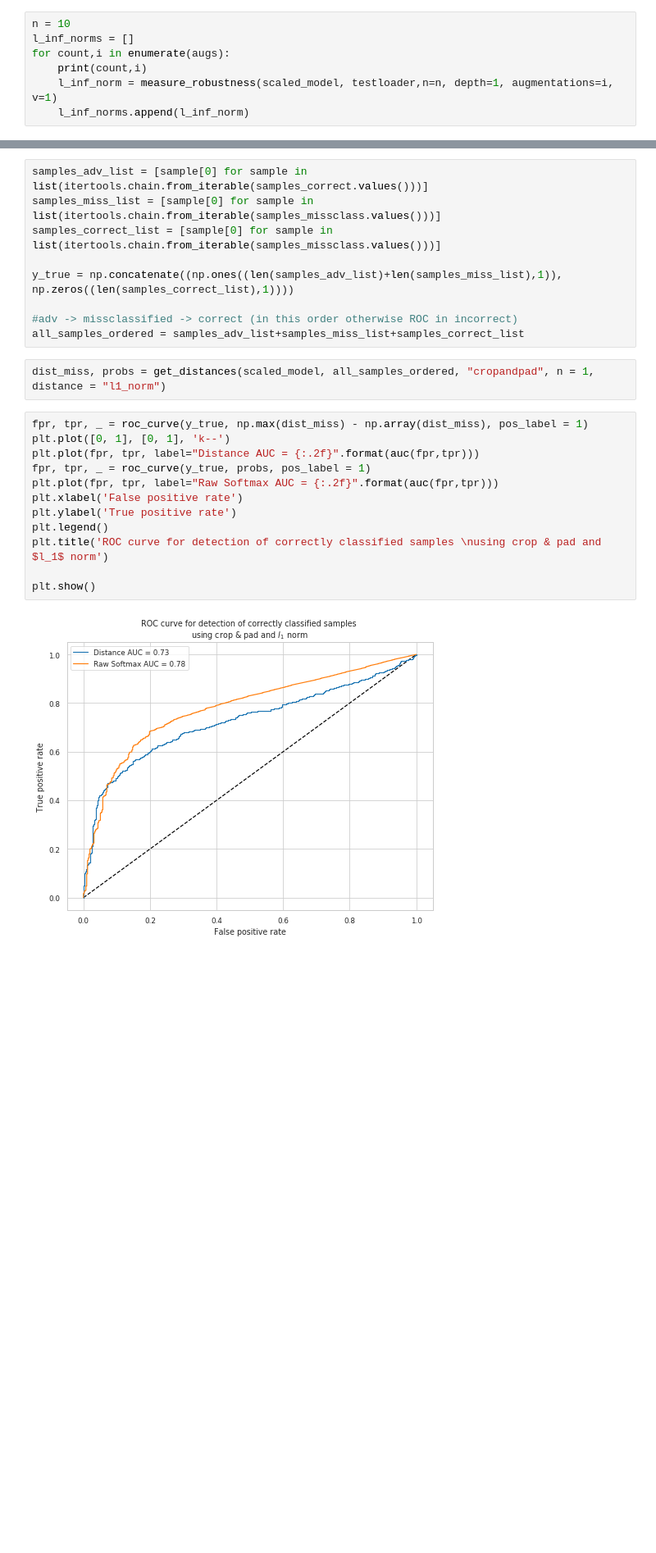
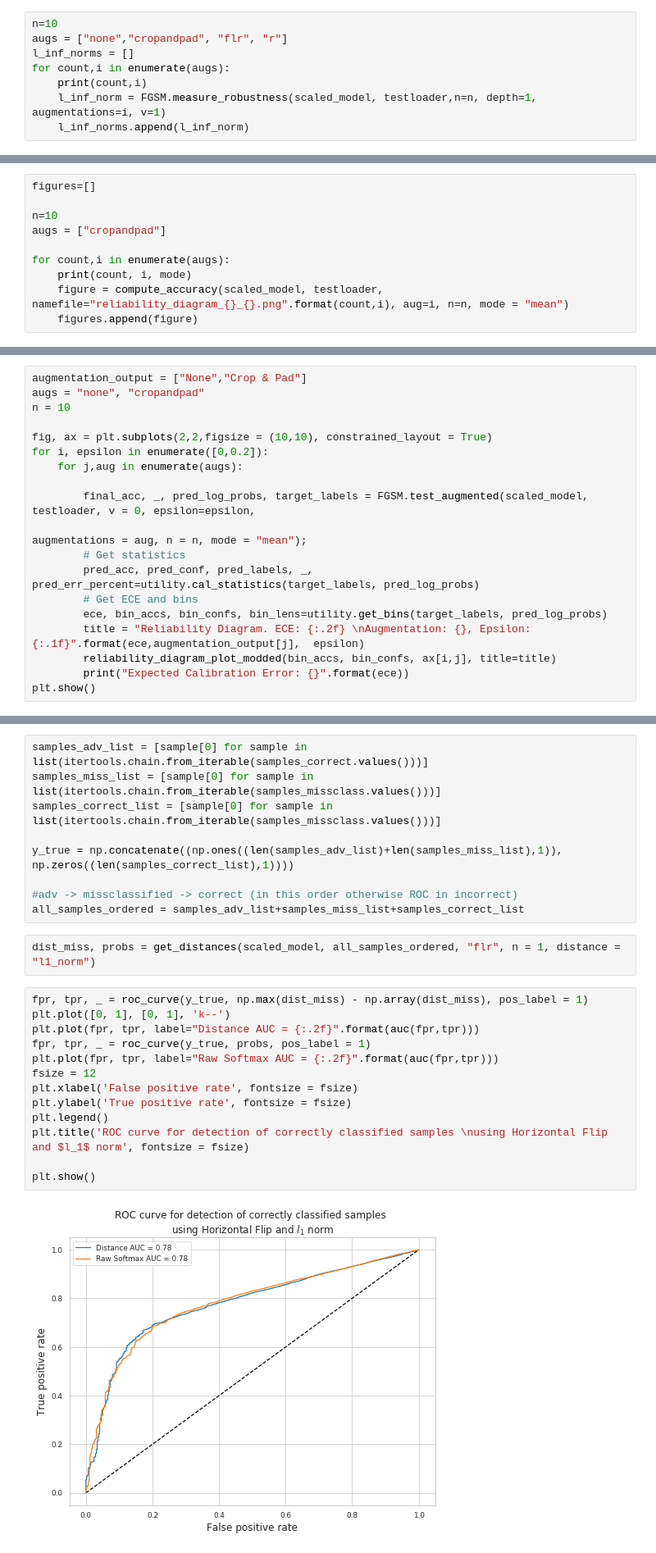
Before and after one commit to apra/adversarial_augmentation, a Jupyter notebook: main.ipynb, the cells around one changed output, grey strips where cells are left out. Shown at 82% size. Saved outputs shown, nothing was run; the diff lists cells and outputs as text; blank space fills up the shorter version.

```diff
--- a/main.ipynb
+++ b/main.ipynb
@@ -424,8 +423,9 @@ import FGSM
 # %%
-n = 10
+n=10
+augs = ["none","cropandpad", "flr", "r"]
 l_inf_norms = []
 for count,i in enumerate(augs):
     print(count,i)
-    l_inf_norm = measure_robustness(scaled_model, testloader,n=n, depth=1, augmentations=i, v=1)
+    l_inf_norm = FGSM.measure_robustness(scaled_model, testloader,n=n, depth=1, augmentations=i, v=1)
     l_inf_norms.append(l_inf_norm)
 # %% [output]
@@ -483,3 +483,13 @@ Expected Calibration Error: 0.010850820690393448
 [figure]
 [figure]
 [figure]
+# %%
+figures=[]
+
+n=10
+augs = ["cropandpad"]
+
+for count,i in enumerate(augs):
+    print(count, i, mode)
+    figure = compute_accuracy(scaled_model, testloader, namefile="reliability_diagram_{}_{}.png".format(count,i), aug=i, n=n, mode = "mean")
+    figures.append(figure)
@@ -485,0 +535,19 @@ Expected Calibration Error: 0.010850820690393448
+# %%
+augmentation_output = ["None","Crop & Pad"]
+augs = "none", "cropandpad"
+n = 10
+
+fig, ax = plt.subplots(2,2,figsize = (10,10), constrained_layout = True)
+for i, epsilon in enumerate([0,0.2]):
+    for j,aug in enumerate(augs):
+
+        final_acc, _, pred_log_probs, target_labels = FGSM.test_augmented(scaled_model, testloader, v = 0, epsilon=epsilon,
+                                                                                 augmentations = aug, n = n, mode = "mean");
+        # Get statistics
+        pred_acc, pred_conf, pred_labels, _, pred_err_percent=utility.cal_statistics(target_labels, pred_log_probs)
+        # Get ECE and bins
+        ece, bin_accs, bin_confs, bin_lens=utility.get_bins(target_labels, pred_log_probs)
+        title = "Reliability Diagram. ECE: {:.2f} \nAugmentation: {}, Epsilon: {:.1f}".format(ece,augmentation_output[j],  epsilon)
+        reliability_diagram_plot_modded(bin_accs, bin_confs, ax[i,j], title=title)
+        print("Expected Calibration Error: {}".format(ece))
+plt.show()
@@ -547,21 +625,22 @@ y_true = np.concatenate((np.ones((len(samples_adv_list)+len(samples_miss_list),1
 #adv -> missclassified -> correct (in this order otherwise ROC in incorrect)
 all_samples_ordered = samples_adv_list+samples_miss_list+samples_correct_list
 # %%
-dist_miss, probs = get_distances(scaled_model, all_samples_ordered, "cropandpad", n = 1, distance = "l1_norm")
+dist_miss, probs = get_distances(scaled_model, all_samples_ordered, "flr", n = 1, distance = "l1_norm")
 # %%
 fpr, tpr, _ = roc_curve(y_true, np.max(dist_miss) - np.array(dist_miss), pos_label = 1)
 plt.plot([0, 1], [0, 1], 'k--')
 plt.plot(fpr, tpr, label="Distance AUC = {:.2f}".format(auc(fpr,tpr)))
 fpr, tpr, _ = roc_curve(y_true, probs, pos_label = 1)
 plt.plot(fpr, tpr, label="Raw Softmax AUC = {:.2f}".format(auc(fpr,tpr)))
-plt.xlabel('False positive rate')
-plt.ylabel('True positive rate')
+fsize = 12
+plt.xlabel('False positive rate', fontsize = fsize)
+plt.ylabel('True positive rate', fontsize = fsize)
 plt.legend()
-plt.title('ROC curve for detection of correctly classified samples \nusing crop & pad and $l_1$ norm')
+plt.title('ROC curve for detection of correctly classified samples \nusing Horizontal Flip and $l_1$ norm', fontsize = fsize)
 
 plt.show()
 # %% [output]
-[figure, old version]
+[figure, new version]
 # %%
 def get_l1_norm__augmentations(model, datalist, augmentations, n):
     l1_norms = []
```
Also changed, not shown: parts of 14 cells of this notebook, 2 other files.
